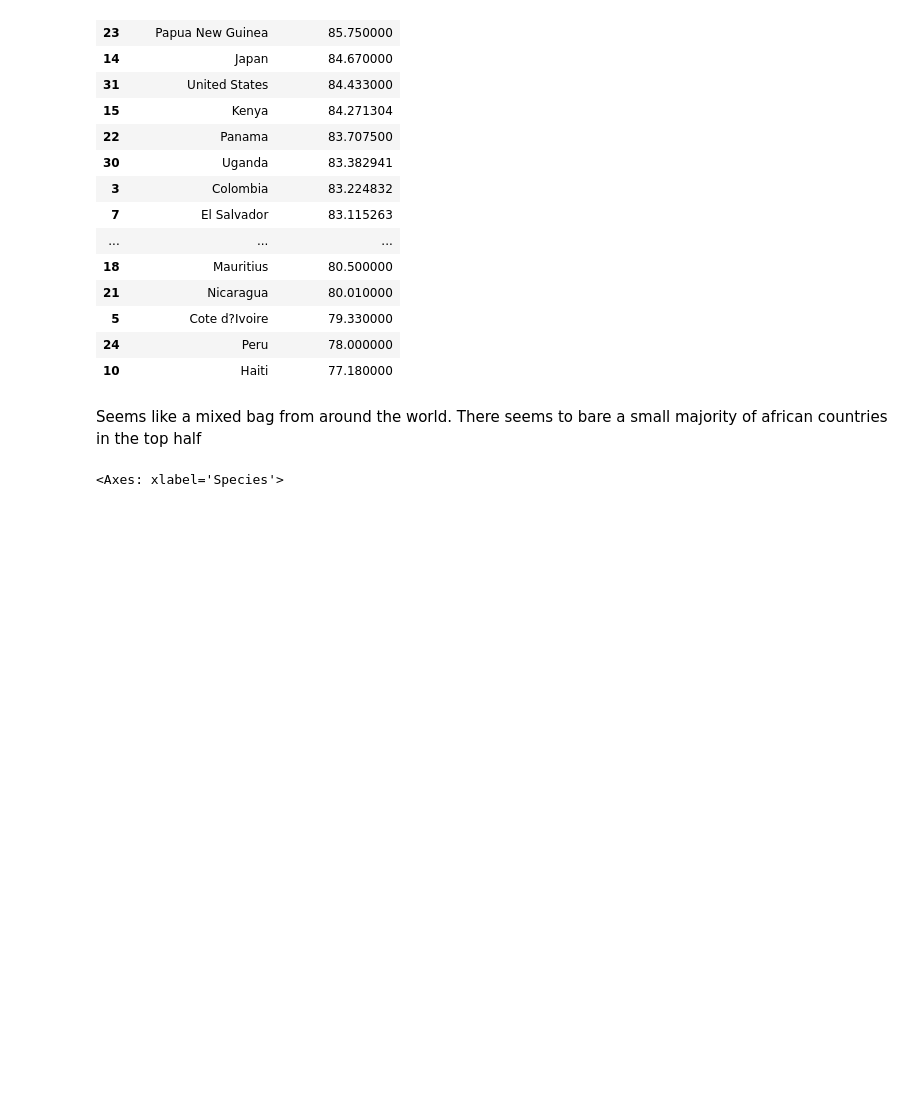
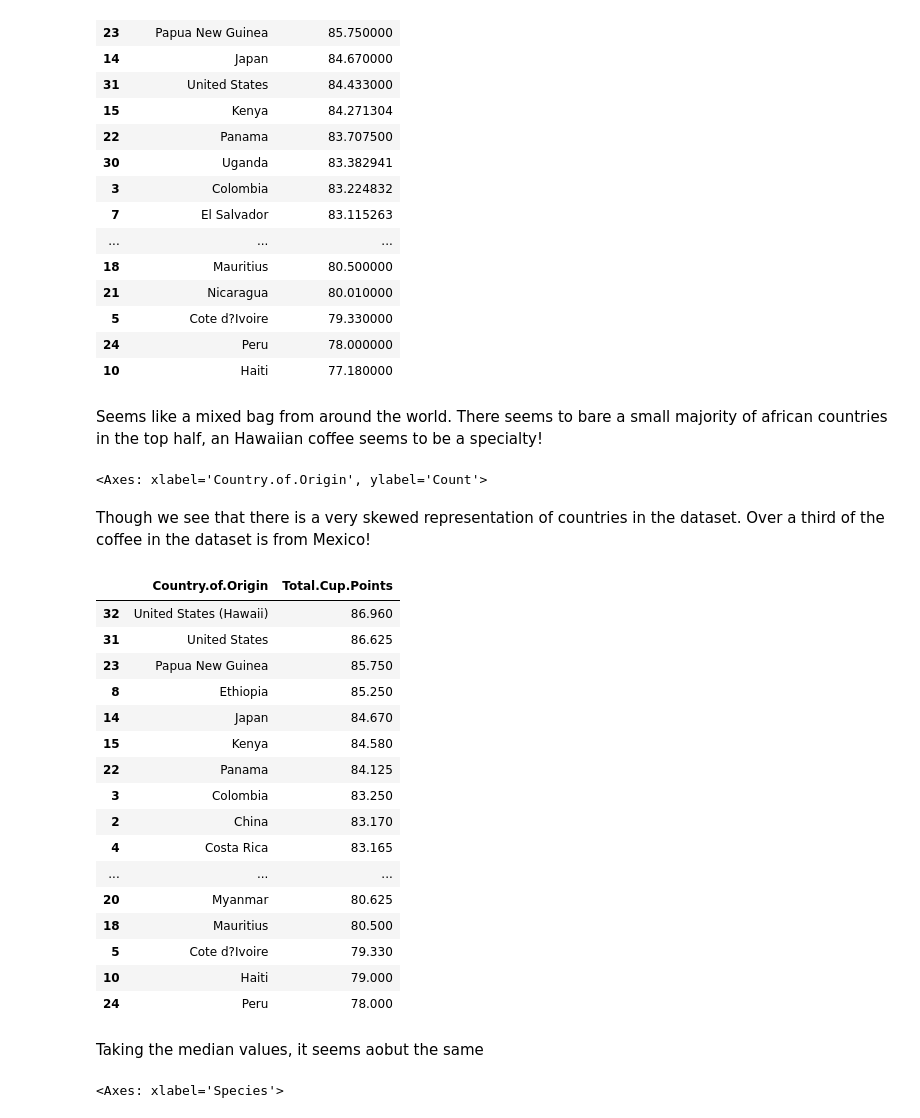
Before and after one commit to NatasjaVitoft/ML-coffee-quality, a Jupyter notebook: clustering/clustering.ipynb, the cells around one changed output. Cells and saved outputs as stored; diff of their text form; code cells hidden in the pictures; blank space fills up the shorter version.

```diff
--- a/clustering/clustering.ipynb
+++ b/clustering/clustering.ipynb
@@ -149,7 +143,35 @@ df.groupby('Country.of.Origin')['Total.Cup.Points'].mean().reset_index().sort_va
 | 24 | Peru | 78.000000 |
 | 10 | Haiti | 77.180000 |
 # %% [markdown]
-Seems like a mixed bag from around the world. There seems to bare a small majority of african countries in the top half
+Seems like a mixed bag from around the world. There seems to bare a small majority of african countries in the top half, an Hawaiian coffee seems to be a specialty!
+# %%
+df.groupby('Country.of.Origin').size().sort_values(ascending=False).plot.bar(ylabel='Count')
+# %% [output]
+<Axes: xlabel='Country.of.Origin', ylabel='Count'>
+# %% [markdown]
+Though we see that there is a very skewed representation of countries in the dataset. Over a third of the coffee in the dataset is from Mexico!
+# %%
+df.groupby('Country.of.Origin')['Total.Cup.Points'].median().reset_index().sort_values(by='Total.Cup.Points', ascending=False)
+# %% [output]
+|  | Country.of.Origin | Total.Cup.Points |
+| 32 | United States (Hawaii) | 86.960 |
+| 31 | United States | 86.625 |
+| 23 | Papua New Guinea | 85.750 |
+| 8 | Ethiopia | 85.250 |
+| 14 | Japan | 84.670 |
+| 15 | Kenya | 84.580 |
+| 22 | Panama | 84.125 |
+| 3 | Colombia | 83.250 |
+| 2 | China | 83.170 |
+| 4 | Costa Rica | 83.165 |
+| ... | ... | ... |
+| 20 | Myanmar | 80.625 |
+| 18 | Mauritius | 80.500 |
+| 5 | Cote d?Ivoire | 79.330 |
+| 10 | Haiti | 79.000 |
+| 24 | Peru | 78.000 |
+# %% [markdown]
+Taking the median values, it seems aobut the same
 # %%
 df.groupby('Species')['Total.Cup.Points'].mean().reset_index().sort_values(by='Total.Cup.Points', ascending=False).plot.bar(x='Species')
 # %% [output]
```
Also changed, not shown: parts of 19 cells of this notebook, 1 other file.
